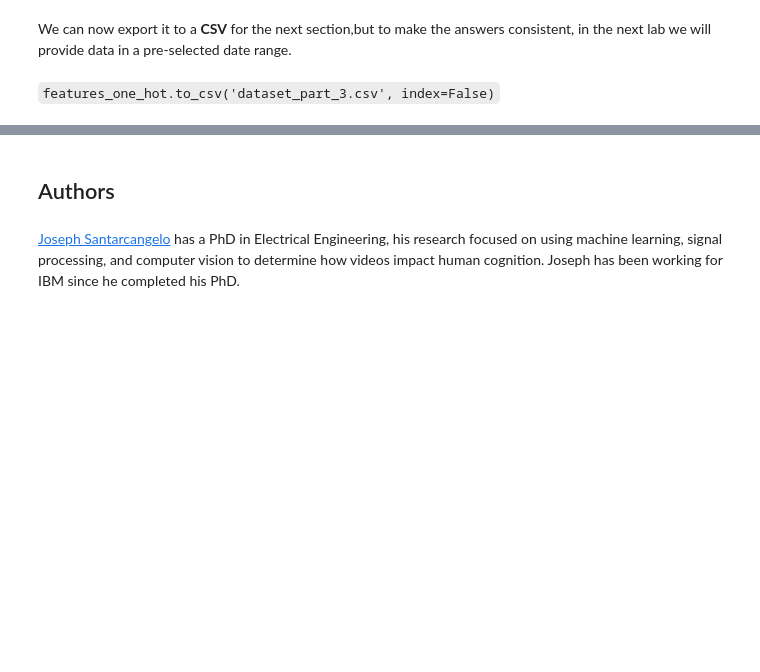
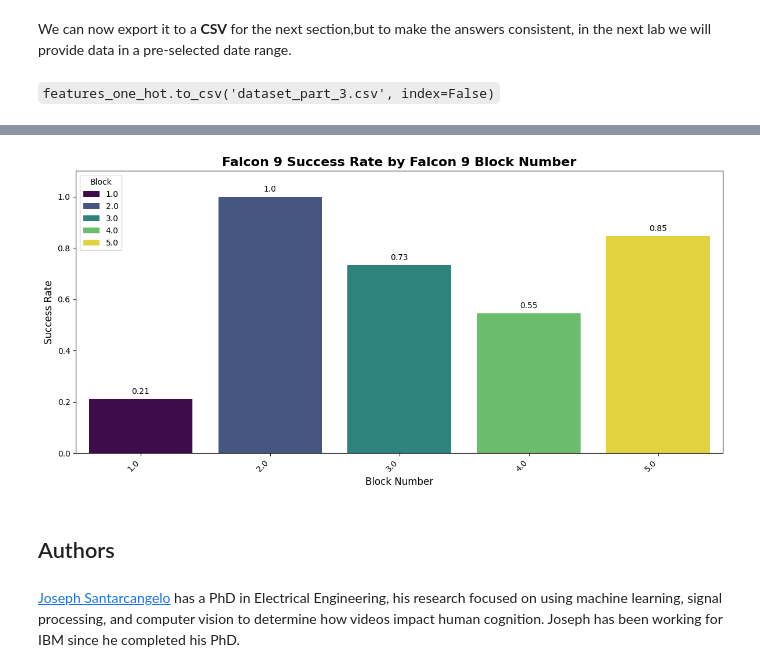
Before and after one commit to iacisme/Spacex-EDX-Capstone-, a Jupyter notebook: notebooks/05_jupyter-labs-eda-dataviz-v2.ipynb, the cells around one changed output, grey strips where cells are left out. Cells and saved outputs as stored; diff of their text form; code cells hidden in the pictures; blank space fills up the shorter version.

```diff
--- a/notebooks/05_jupyter-labs-eda-dataviz-v2.ipynb
+++ b/notebooks/05_jupyter-labs-eda-dataviz-v2.ipynb
@@ -452,0 +615,10 @@ We can now export it to a <b>CSV</b> for the next section,but to make the answer
+# %%
+# HINT use groupby method on Block column and get the mean of Class column
+# Calculate success rate by orbit
+success_rate_by_block_df = df.groupby('Block')['Class'].mean().reset_index()
+
+# Rename the 'Class' column to something clearer
+success_rate_by_block_df.rename(columns = {'Class': 'SuccessRate'}, inplace = True)
+
+# Verify output
+success_rate_by_block_df
@@ -453,3 +632,37 @@ We can now export it to a <b>CSV</b> for the next section,but to make the answer
+# %%
+# Set the figure size
+plt.figure(figsize = (12, 6))
+
+# Create the bar plot
+sns.barplot(
+    data = success_rate_by_block_df,
+    x = 'Block',
+    y = 'SuccessRate',
+    hue = 'Block',
+    palette = 'viridis'
+)
+
+# Customize the plot
+plt.title('Falcon 9 Success Rate by Falcon 9 Block Number', fontsize = 16, fontweight = 'bold')
+plt.xlabel('Block Number', fontsize = 12)
+plt.ylabel('Success Rate', fontsize = 12)
+plt.ylim(0, 1.1)  # Success rate ranges from 0 to 1
+plt.xticks(rotation = 45, ha = 'right')  # Rotate x-axis labels for readability
+
+# Add actual success rate on top of bars
+for i, row in success_rate_by_block_df.iterrows():
+    plt.text(
+        i,
+        row['SuccessRate'] + 0.02,
+        f"{row['SuccessRate']:.2}",  # Format as percentage
+        ha = 'center',
+        fontsize = 10
+    )
+
+plt.tight_layout()
+plt.show()
+# %% [output]
+[figure, added]
 # %% [markdown]
 ## Authors
 # %% [markdown]
```
Also changed, not shown: parts of 13 cells of this notebook, 57 other files.
